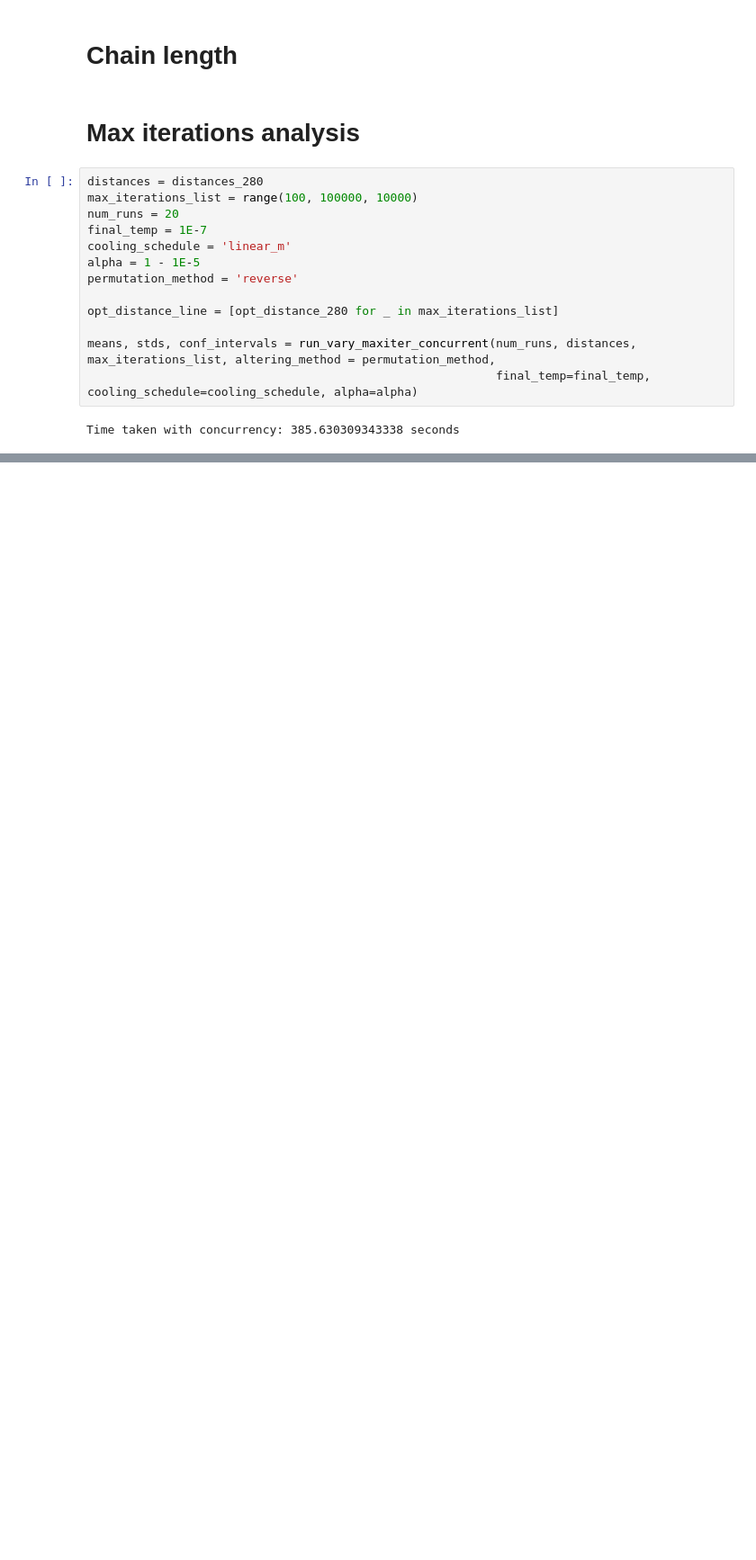
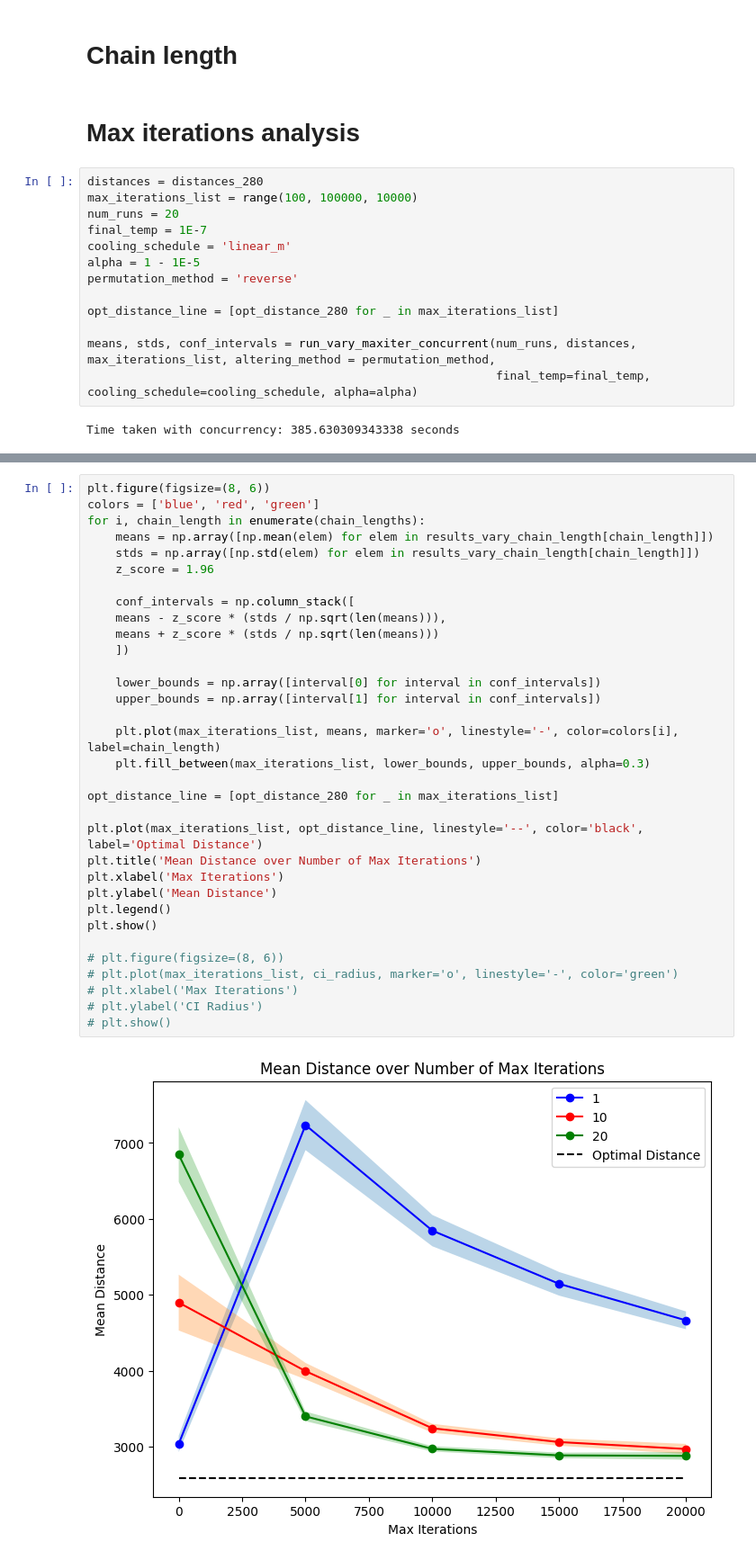
Before and after one commit to Foundnation/Stochastic-Simulation, a Jupyter notebook: TSM/tsp_notebook.ipynb, the cells around one changed output, grey strips where cells are left out. Shown at 90% size. Drawn from its saved outputs; the diff is of its cells as text; blank space fills up the shorter version.

```diff
--- a/TSM/tsp_notebook.ipynb
+++ b/TSM/tsp_notebook.ipynb
@@ -365,2 +386,37 @@ Time taken with concurrency: 263.6643033027649 seconds
+# %%
+plt.figure(figsize=(8, 6))
+colors = ['blue', 'red', 'green']
+for i, chain_length in enumerate(chain_lengths):
+    means = np.array([np.mean(elem) for elem in results_vary_chain_length[chain_length]])
+    stds = np.array([np.std(elem) for elem in results_vary_chain_length[chain_length]])
+    z_score = 1.96
+
+    conf_intervals = np.column_stack([
+    means - z_score * (stds / np.sqrt(len(means))),
+    means + z_score * (stds / np.sqrt(len(means)))
+    ])
+
+    lower_bounds = np.array([interval[0] for interval in conf_intervals])
+    upper_bounds = np.array([interval[1] for interval in conf_intervals])
+
+    plt.plot(max_iterations_list, means, marker='o', linestyle='-', color=colors[i], label=chain_length)
+    plt.fill_between(max_iterations_list, lower_bounds, upper_bounds, alpha=0.3)
+
+opt_distance_line = [opt_distance_280 for _ in max_iterations_list]
+
+plt.plot(max_iterations_list, opt_distance_line, linestyle='--', color='black', label='Optimal Distance')
+plt.title('Mean Distance over Number of Max Iterations')
+plt.xlabel('Max Iterations')
+plt.ylabel('Mean Distance')
+plt.legend()
+plt.show()
+
+# plt.figure(figsize=(8, 6))
+# plt.plot(max_iterations_list, ci_radius, marker='o', linestyle='-', color='green')
+# plt.xlabel('Max Iterations')
+# plt.ylabel('CI Radius')
+# plt.show()
+# %% [output]
+[figure, added]
 # %%
 for chain_length in chain_lengths:
```
Also changed, not shown: parts of 21 cells of this notebook, 25 other files.
